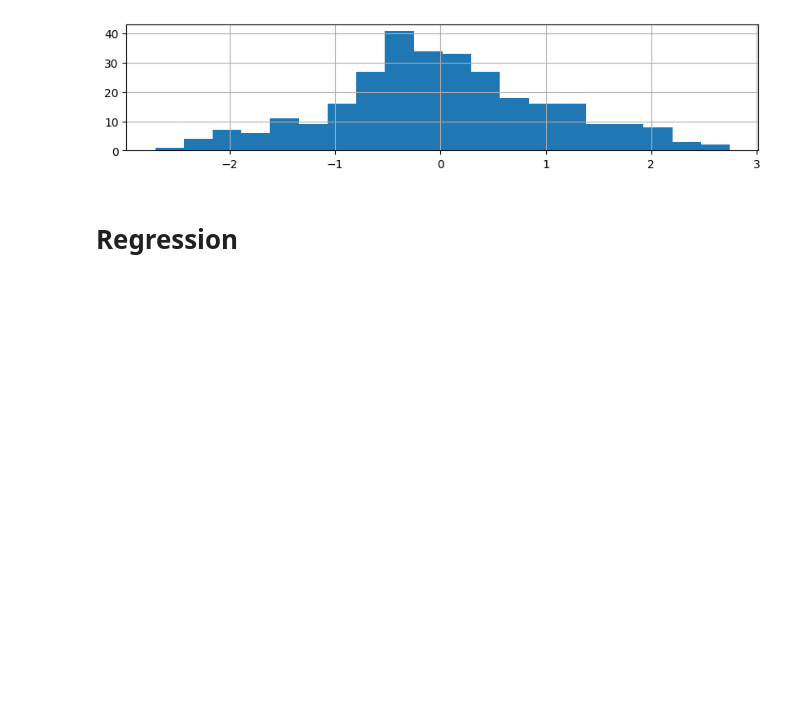
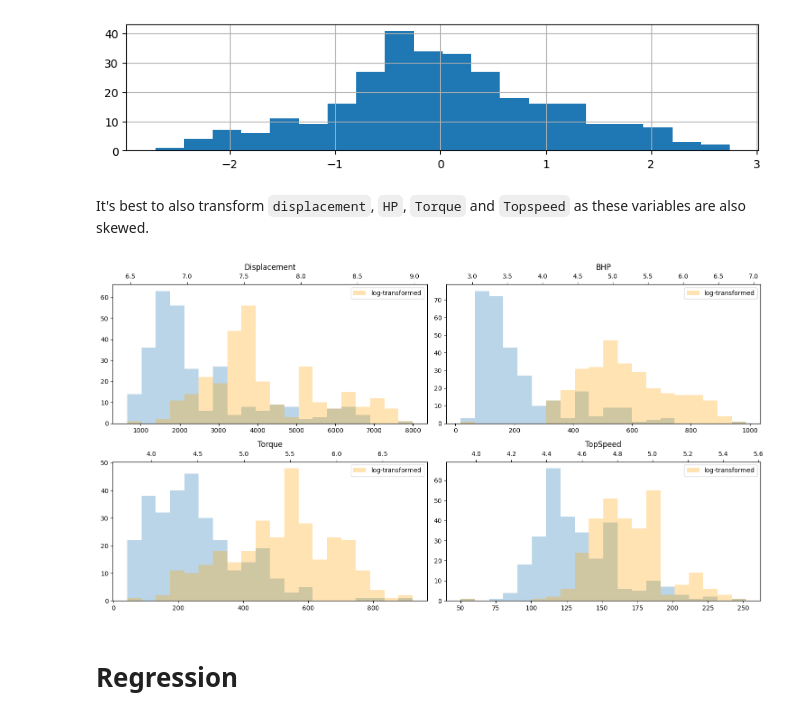
Before and after one commit to STAN-UAntwerp/robpy, a Jupyter notebook: demo_notebooks/topgear.ipynb, the cells around one changed output. Cells and saved outputs as stored; diff of their text form; code cells hidden in the pictures; blank space fills up the shorter version.

```diff
--- a/demo_notebooks/topgear.ipynb
+++ b/demo_notebooks/topgear.ipynb
@@ -116,6 +125,22 @@ clean_data['Price_transformed'].hist(bins=20, figsize=(10, 2))
 # %% [output]
 <Axes: >
 [figure]
+# %% [markdown]
+It's best to also transform `displacement`, `HP`, `Torque` and `Topspeed` as these variables are also skewed.
+# %%
+fig, axs = plt.subplots(2, 2, figsize=(15, 8))
+for col, ax in zip(['Displacement', 'BHP', 'Torque', 'TopSpeed'], axs.flatten()):
+    clean_data[col].hist(ax=ax, bins=20, alpha=0.3)
+    ax.set_title(col)
+    clean_data[col] = np.log(clean_data[col])
+    ax2=ax.twiny()
+    clean_data[col].hist(ax=ax2, bins=20, label='log-transformed', color='orange', alpha=0.3)
+    ax.grid(False)
+    ax2.grid(False)
+    ax2.legend(loc='upper right')
+fig.tight_layout()
+# %% [output]
+[figure, added]
 # %% [markdown]
 # Regression
 # %% [markdown]
```
Also changed, not shown: parts of 31 cells of this notebook, 5 other files.
